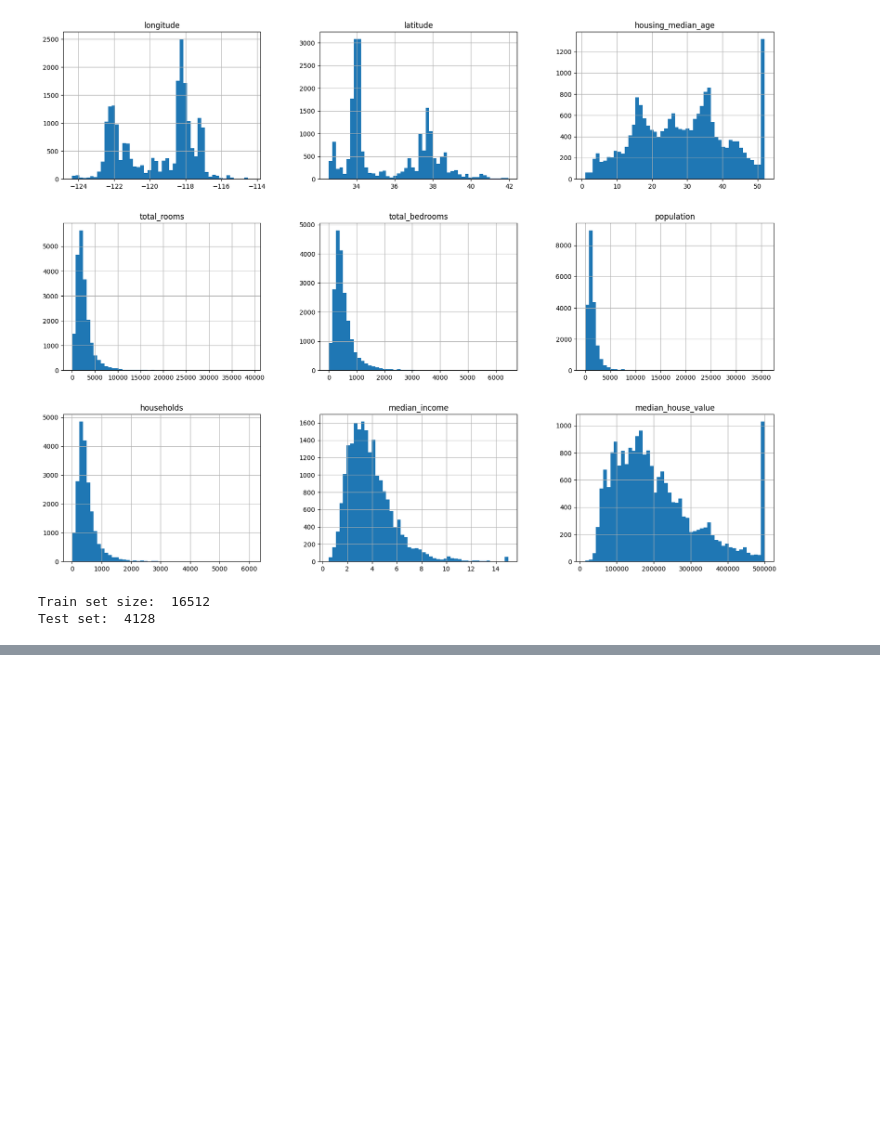
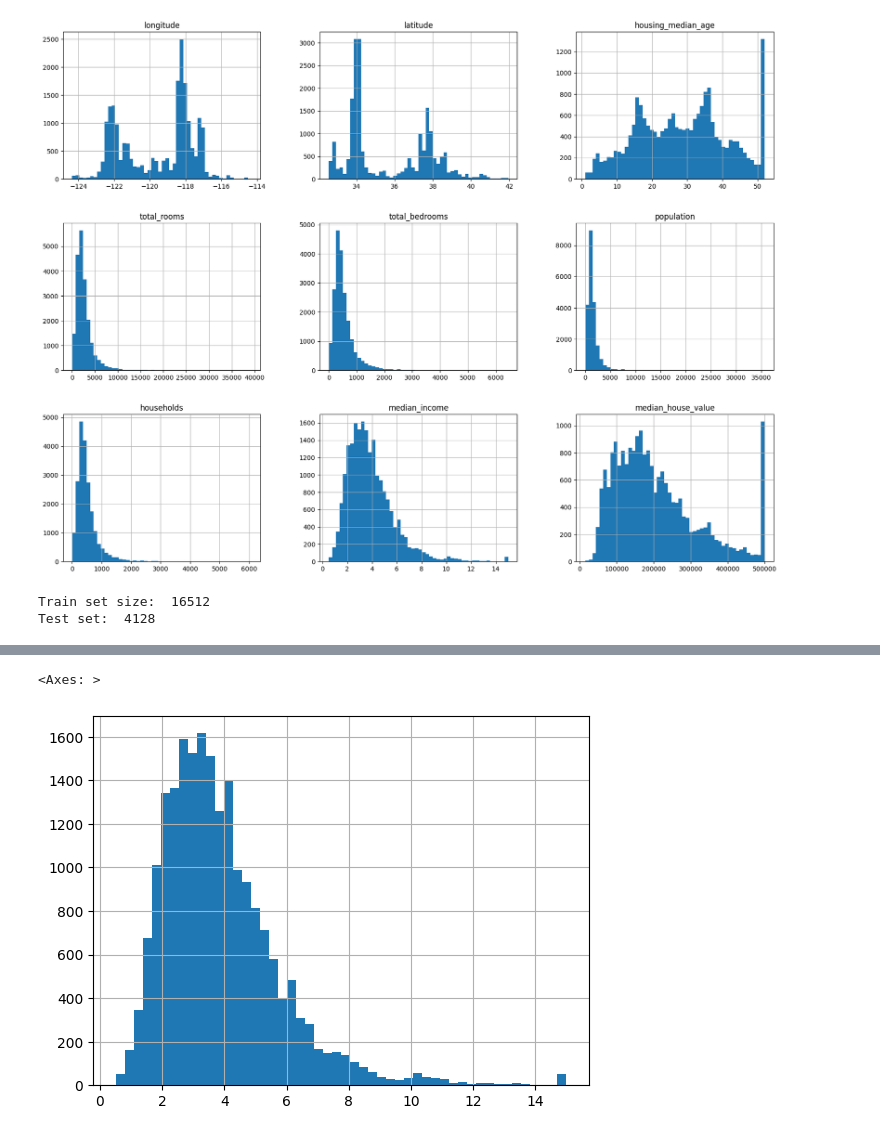
Before and after one commit to ramizMahmmud/learning-data-science, a Jupyter notebook: 2_housing/Housing.ipynb, the cells around one changed output, grey strips where cells are left out. Drawn from its saved outputs; the diff is of its cells as text; code cells hidden in the pictures; blank space fills up the shorter version.

```diff
--- a/2_housing/Housing.ipynb
+++ b/2_housing/Housing.ipynb
@@ -85,0 +96,5 @@ Test set:  4128
+# %%
+# Housing data set does hot have an identifier column
+
+housing_with_id = housing.reset_index()
+housing_with_id.head()
@@ -85,0 +141,5 @@ Test set:  4128
+# %%
+housing_with_id['median_income'].hist(bins=50)
+# %% [output]
+<Axes: >
+[figure, added]
```
Also changed, not shown: parts of 27 cells of this notebook.
